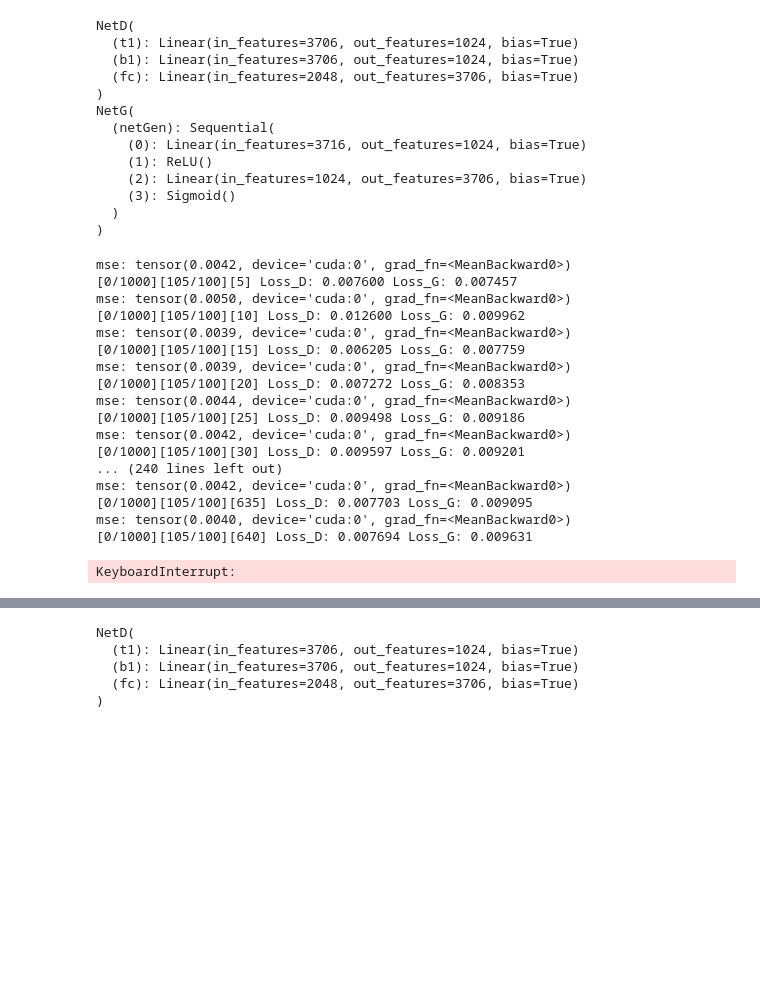
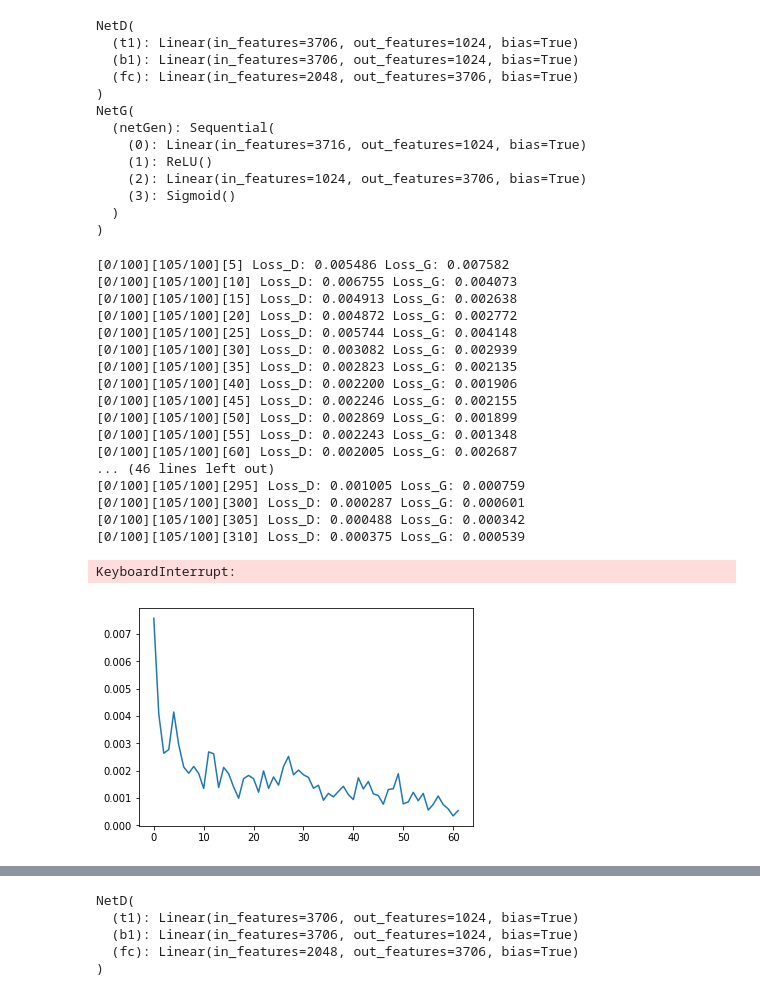
Before and after one commit to DavidTsat/master_thesis_project, a Jupyter notebook: root.ipynb, the cells around one changed output, grey strips where cells are left out. Cells and saved outputs as stored; diff of their text form; code cells hidden in the pictures; blank space fills up the shorter version.

```diff
--- a/root.ipynb
+++ b/root.ipynb
@@ -472,9 +455,13 @@ TypeError: can't convert CUDA tensor to numpy. Use Tensor.cpu() to copy the tens
 # %%
-def train_GAN(netD, netG, negative, steps_per_epoch = 1000, epochs = 1000):
+gen_losses = []
+disc_losses = []
+def train_GAN(netD, netG, negative, steps_per_epoch = 100, epochs = 100):
     d_iter = 5
     g_iter = 1
     gen_iterations = 0
-    eval_losses = []
+#     gen_losses = []
+#     disc_losses = []
+#     train_losses = []
     for epoch in range(epochs):
         for c in range(steps_per_epoch):
             data_iter = 100
@@ -560,14 +547,15 @@ def train_GAN(netD, netG, negative, steps_per_epoch = 1000, epochs = 1000):
                 e_mask_ = real.clone()
     #             concated_.requires_grad = True
     #             e_mask_.requires_grad = True
-                real.requires_grad = True
-                fake.requires_grad = True
-                fake = Variable(netG(e_mask_, concated_).data)
+#                 real.requires_grad = True
+#                 fake.requires_grad = True
+#                 fake = Variable(netG(e_mask_, concated_).data)
     #             print((fake > 0).float().sum() == real.float().sum())
     #             print(fake)
     #             print(real)
     #             fake = netG(concated)
     #             concated_real = torch.cat((real, condition), 1)
+                fake = netG(e_mask_, concated_)
                 out = netD(real, fake)
                 outputG = torch.mean(out) + lamba * out.norm()
                 stdG = torch.std(out)
@@ -576,10 +564,13 @@ def train_GAN(netD, netG, negative, steps_per_epoch = 1000, epochs = 1000):
                 gen_iterations += 1
 #             print('AAAAAA')
             eval_loss = F.mse_loss(fake, real, reduction='mean')
-            eval_losses.append(eval_loss)
-            print('mse:', eval_loss)
+#             eval_losses.append(eval_loss)
+#             print('mse:', eval_loss)
+#             print(outputG.item(), outputD.item())
+            gen_losses.append(outputG.item())
+            disc_losses.append(outputD.item())
             print('[%d/%d][%d/%d][%d] Loss_D: %f Loss_G: %f '% (epoch, epochs, i, 100, gen_iterations, outputD.item(), outputG.item()))
-    return eval_losses
+    return gen_losses, disc_losses
 # %%
 get_sparsity(X_neg), get_sparsity(y_neg)
 # %% [output]
@@ -636,23 +628,31 @@ NetG(
 # %%
 netD_neg.train()
 netG_neg.train()
-eval_losses_neg = train_GAN(netD_neg, netG_neg, negative=True)
+# gen_losses, disc_losses = train_GAN(netD_neg, netG_neg, negative=True)
+train_GAN(netD_neg, netG_neg, negative=True)
 # %% [output]
-mse: tensor(0.0042, device='cuda:0', grad_fn=<MeanBackward0>)
-[0/1000][105/100][5] Loss_D: 0.007600 Loss_G: 0.007457
-mse: tensor(0.0050, device='cuda:0', grad_fn=<MeanBackward0>)
-[0/1000][105/100][10] Loss_D: 0.012600 Loss_G: 0.009962
-mse: tensor(0.0039, device='cuda:0', grad_fn=<MeanBackward0>)
-[0/1000][105/100][15] Loss_D: 0.006205 Loss_G: 0.007759
-mse: tensor(0.0039, device='cuda:0', grad_fn=<MeanBackward0>)
-[0/1000][105/100][20] Loss_D: 0.007272 Loss_G: 0.008353
-mse: tensor(0.0044, device='cuda:0', grad_fn=<MeanBackward0>)
-[0/1000][105/100][25] Loss_D: 0.009498 Loss_G: 0.009186
-mse: tensor(0.0042, device='cuda:0', grad_fn=<MeanBackward0>)
-[0/1000][105/100][30] Loss_D: 0.009597 Loss_G: 0.009201
-... (240 lines left out)
-mse: tensor(0.0042, device='cuda:0', grad_fn=<MeanBackward0>)
-[0/1000][105/100][635] Loss_D: 0.007703 Loss_G: 0.009095
-mse: tensor(0.0040, device='cuda:0', grad_fn=<MeanBackward0>)
-[0/1000][105/100][640] Loss_D: 0.007694 Loss_G: 0.009631
+[0/100][105/100][5] Loss_D: 0.005486 Loss_G: 0.007582
+[0/100][105/100][10] Loss_D: 0.006755 Loss_G: 0.004073
+[0/100][105/100][15] Loss_D: 0.004913 Loss_G: 0.002638
+[0/100][105/100][20] Loss_D: 0.004872 Loss_G: 0.002772
+[0/100][105/100][25] Loss_D: 0.005744 Loss_G: 0.004148
+[0/100][105/100][30] Loss_D: 0.003082 Loss_G: 0.002939
+[0/100][105/100][35] Loss_D: 0.002823 Loss_G: 0.002135
+[0/100][105/100][40] Loss_D: 0.002200 Loss_G: 0.001906
+[0/100][105/100][45] Loss_D: 0.002246 Loss_G: 0.002155
+[0/100][105/100][50] Loss_D: 0.002869 Loss_G: 0.001899
+[0/100][105/100][55] Loss_D: 0.002243 Loss_G: 0.001348
+[0/100][105/100][60] Loss_D: 0.002005 Loss_G: 0.002687
+... (46 lines left out)
+[0/100][105/100][295] Loss_D: 0.001005 Loss_G: 0.000759
+[0/100][105/100][300] Loss_D: 0.000287 Loss_G: 0.000601
+[0/100][105/100][305] Loss_D: 0.000488 Loss_G: 0.000342
+[0/100][105/100][310] Loss_D: 0.000375 Loss_G: 0.000539
 KeyboardInterrupt:
+# %%
+import matplotlib.pyplot as plt
+
+plt.plot(gen_losses)
+plt.show()
+# %% [output]
+[figure, added]
```
Also changed, not shown: parts of 46 cells of this notebook.
